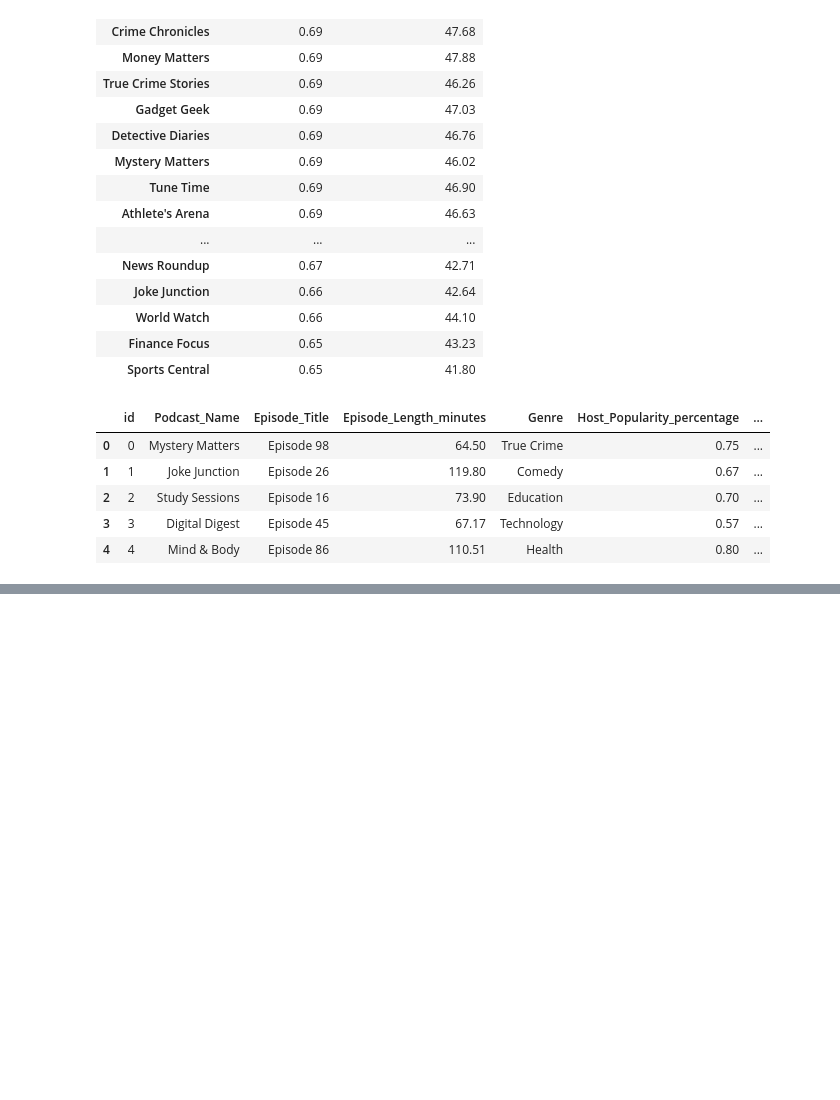
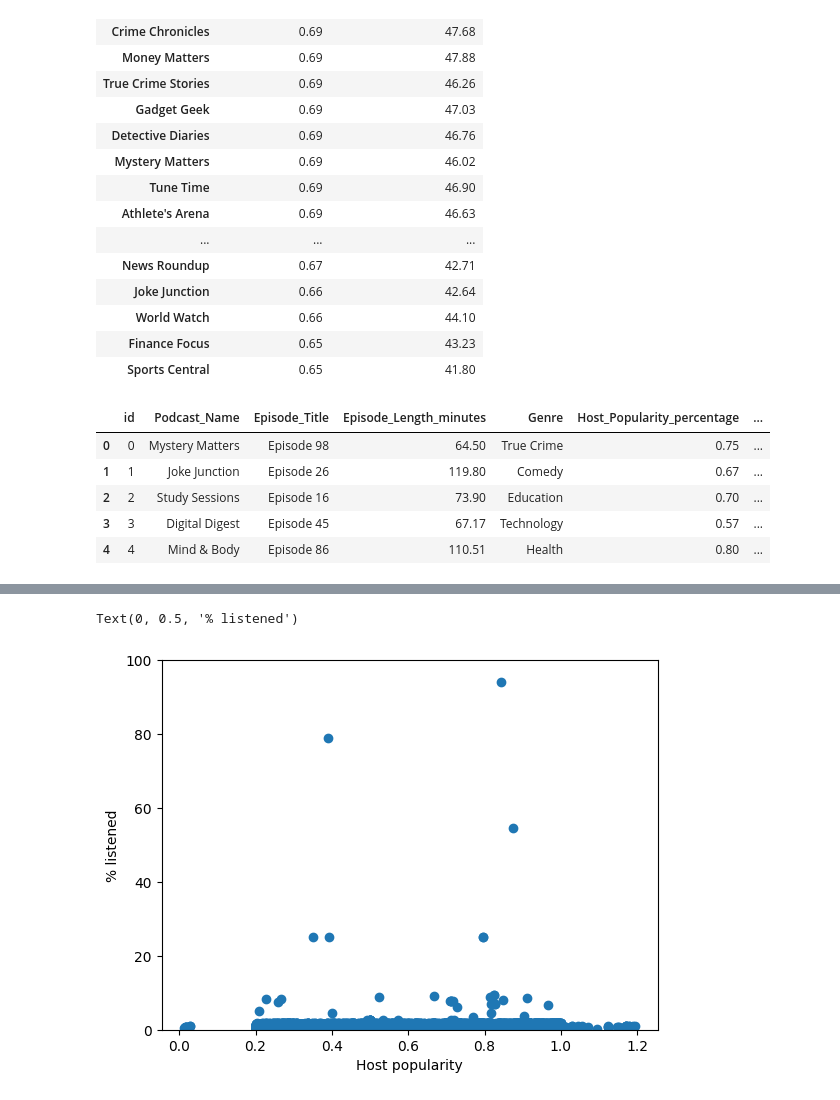
Before and after one commit to Mkranj/podcast_listening_time, a Jupyter notebook: EDA.ipynb, the cells around one changed output, grey strips where cells are left out. Saved outputs shown, nothing was run; the diff lists cells and outputs as text; code cells hidden in the pictures; blank space fills up the shorter version.

```diff
--- a/EDA.ipynb
+++ b/EDA.ipynb
@@ -343,0 +373,9 @@ training.head()
+# %%
+plt.scatter(training.Host_Popularity_percentage,
+        training.Listened_percent)
+plt.ylim(0, 100)
+plt.xlabel("Host popularity")
+plt.ylabel("% listened")
+# %% [output]
+Text(0, 0.5, '% listened')
+[figure, added]
```
Also changed, not shown: parts of 22 cells of this notebook, 1 other file.
